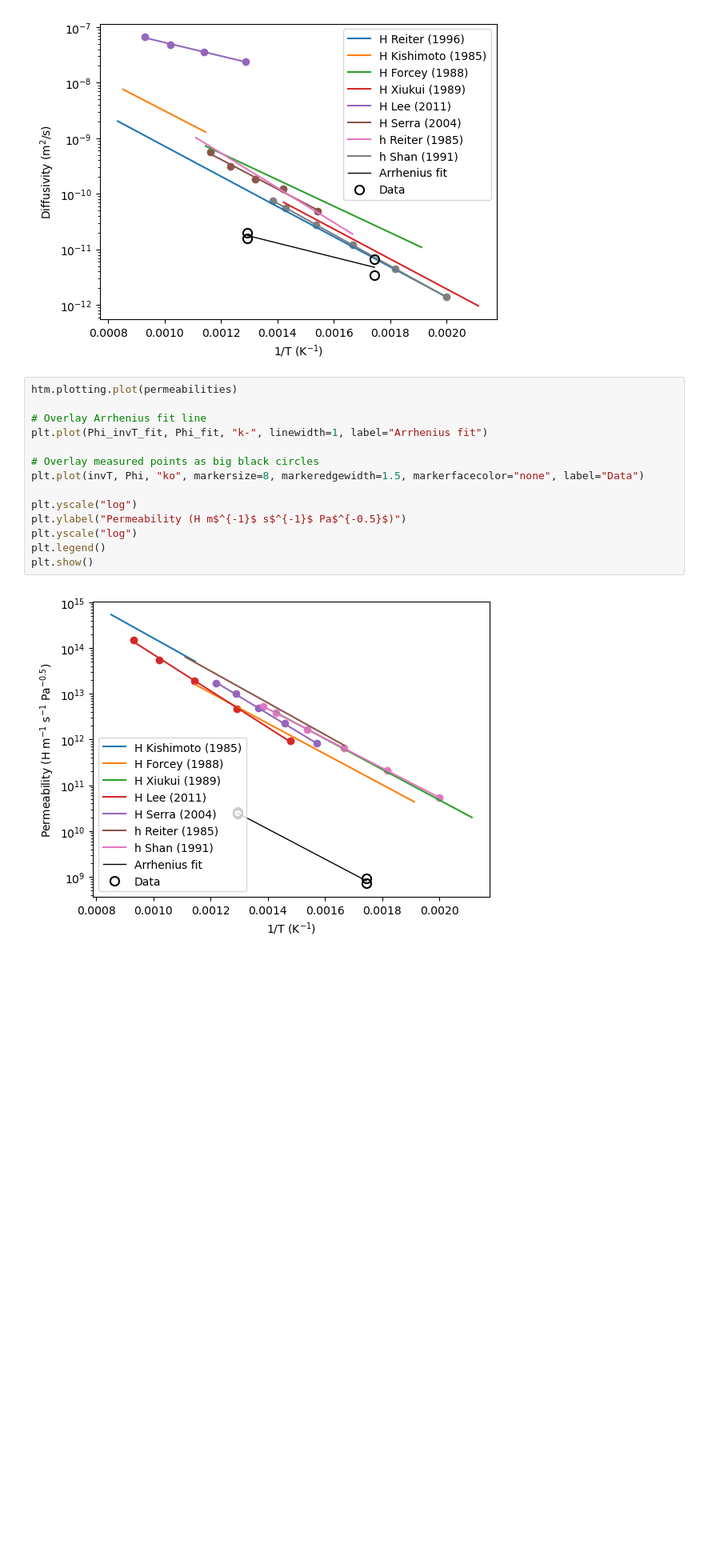
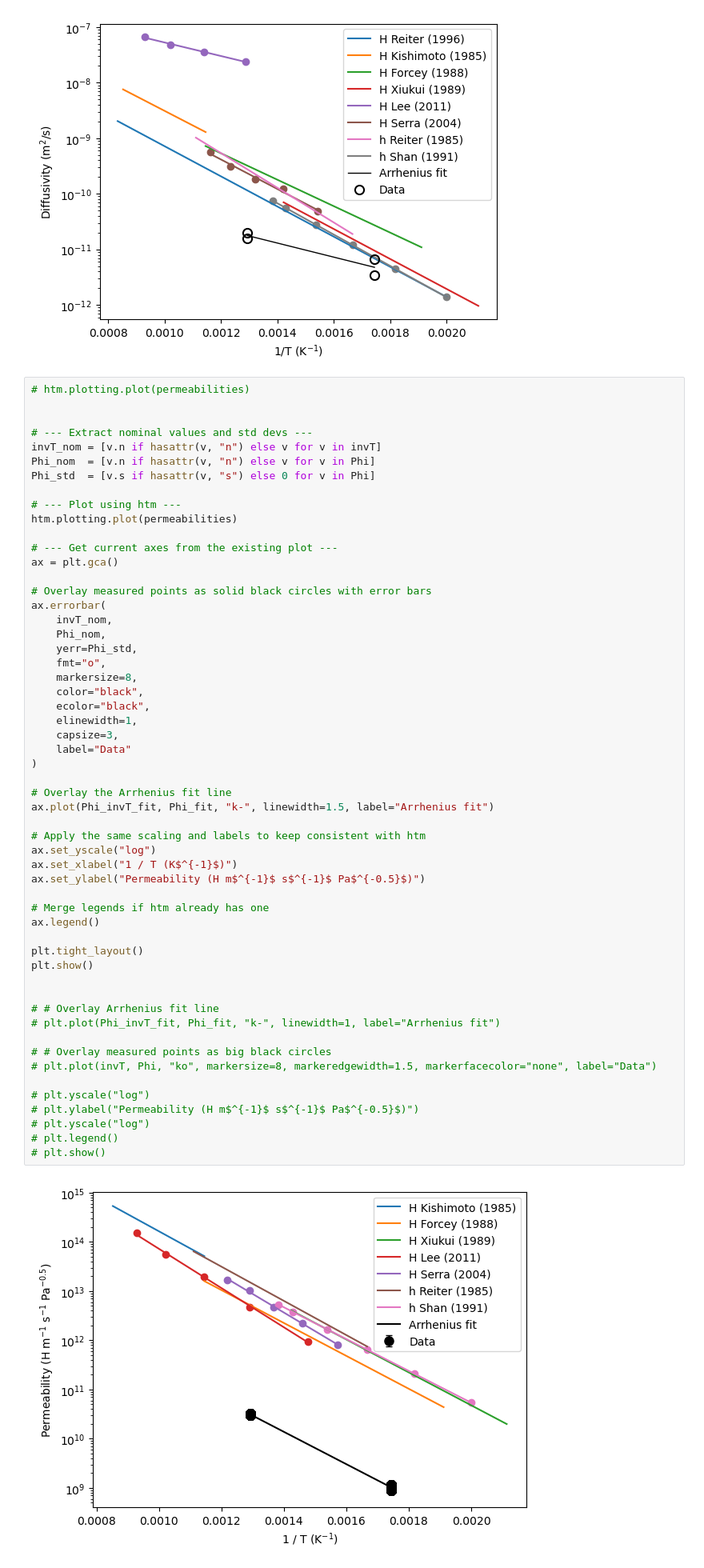
Before and after one commit to WeaverC20/permeation_barrier_analysis, a Jupyter notebook: ShieldRunsAnalysis/plot_against_htm.ipynb, the cells around one changed output. Shown at 80% size. Cells and saved outputs as stored; diff of their text form; blank space fills up the shorter version.

Commit message:
uncertainty propogation working and plotting but can't figure out why values 1000x smaller for perm

```diff
--- a/ShieldRunsAnalysis/plot_against_htm.ipynb
+++ b/ShieldRunsAnalysis/plot_against_htm.ipynb
@@ -64,18 +106,59 @@ plt.show()
 # %% [output]
 [figure]
 # %%
+# htm.plotting.plot(permeabilities)
+
+
+# --- Extract nominal values and std devs ---
+invT_nom = [v.n if hasattr(v, "n") else v for v in invT]
+Phi_nom  = [v.n if hasattr(v, "n") else v for v in Phi]
+Phi_std  = [v.s if hasattr(v, "s") else 0 for v in Phi]
+
+# --- Plot using htm ---
 htm.plotting.plot(permeabilities)
 
-# Overlay Arrhenius fit line
-plt.plot(Phi_invT_fit, Phi_fit, "k-", linewidth=1, label="Arrhenius fit")
+# --- Get current axes from the existing plot ---
+ax = plt.gca()
 
-# Overlay measured points as big black circles
-plt.plot(invT, Phi, "ko", markersize=8, markeredgewidth=1.5, markerfacecolor="none", label="Data")
+# Overlay measured points as solid black circles with error bars
+ax.errorbar(
+    invT_nom,
+    Phi_nom,
+    yerr=Phi_std,
+    fmt="o",
+    markersize=8,
+    color="black",
+    ecolor="black",
+    elinewidth=1,
+    capsize=3,
+    label="Data"
+)
 
-plt.yscale("log")
-plt.ylabel("Permeability (H m$^{-1}$ s$^{-1}$ Pa$^{-0.5}$)")
-plt.yscale("log")
-plt.legend()
+# Overlay the Arrhenius fit line
+ax.plot(Phi_invT_fit, Phi_fit, "k-", linewidth=1.5, label="Arrhenius fit")
+
+# Apply the same scaling and labels to keep consistent with htm
+ax.set_yscale("log")
+ax.set_xlabel("1 / T (K$^{-1}$)")
+ax.set_ylabel("Permeability (H m$^{-1}$ s$^{-1}$ Pa$^{-0.5}$)")
+
+# Merge legends if htm already has one
+ax.legend()
+
+plt.tight_layout()
 plt.show()
+
+
+# # Overlay Arrhenius fit line
+# plt.plot(Phi_invT_fit, Phi_fit, "k-", linewidth=1, label="Arrhenius fit")
+
+# # Overlay measured points as big black circles
+# plt.plot(invT, Phi, "ko", markersize=8, markeredgewidth=1.5, markerfacecolor="none", label="Data")
+
+# plt.yscale("log")
+# plt.ylabel("Permeability (H m$^{-1}$ s$^{-1}$ Pa$^{-0.5}$)")
+# plt.yscale("log")
+# plt.legend()
+# plt.show()
 # %% [output]
-[figure, old version]
+[figure, new version]
```
Also changed, not shown: parts of 3 cells of this notebook, 1 other file.
